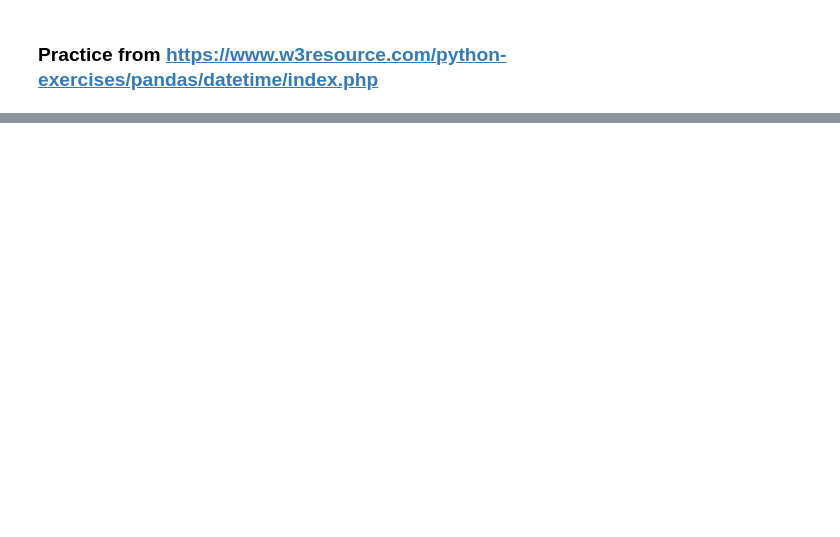
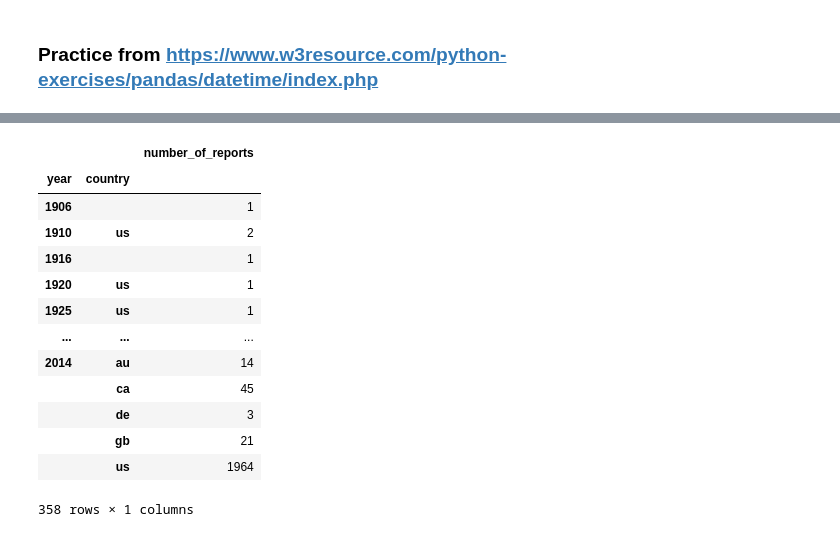
Before and after one commit to tedtdang/Practice-Data-Science, a Jupyter notebook: UFO/UFO.ipynb, the cells around one changed output, grey strips where cells are left out. Cells and saved outputs as stored; diff of their text form; code cells hidden in the pictures; blank space fills up the shorter version.

```diff
--- a/UFO/UFO.ipynb
+++ b/UFO/UFO.ipynb
@@ -39,0 +142,19 @@ df['year'] = df['Date_time'].dt.year.apply(int)
+# %%
+# 10. Write a Pandas program to count year-country wise frequency of reporting dates of unidentified flying object(UFO).
+df['year'] = df['Date_time'].dt.year
+df.groupby(by=['year', 'country'])['city'].agg(number_of_reports='count')
+# %% [output]
+|  |  | number_of_reports |
+| year | country |  |
+| 1906 |  | 1 |
+| 1910 | us | 2 |
+| 1916 |  | 1 |
+| 1920 | us | 1 |
+| 1925 | us | 1 |
+| ... | ... | ... |
+| 2014 | au | 14 |
+|  | ca | 45 |
+|  | de | 3 |
+|  | gb | 21 |
+|  | us | 1964 |
+358 rows × 1 columns
```
Also changed, not shown: parts of 18 cells of this notebook.
